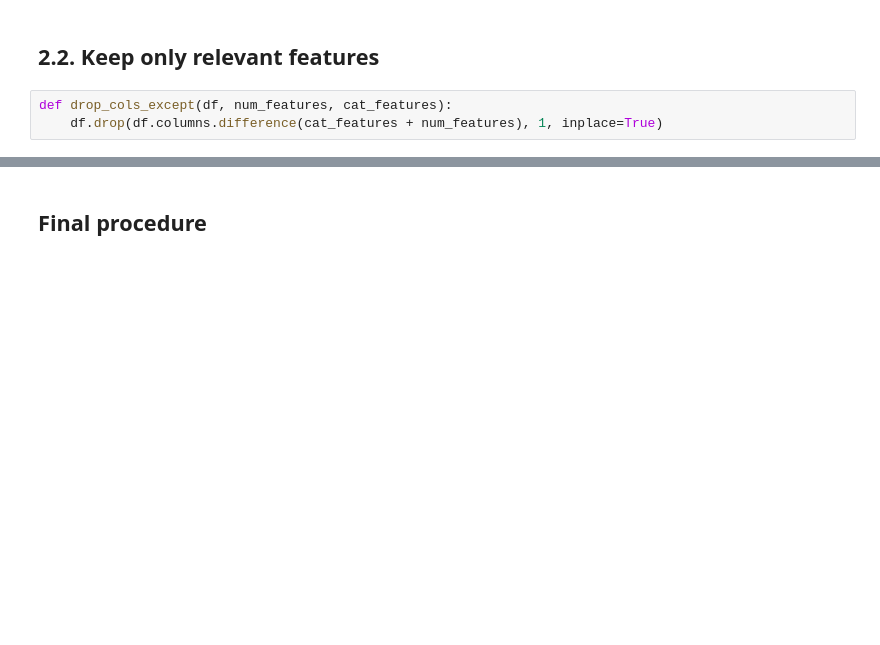
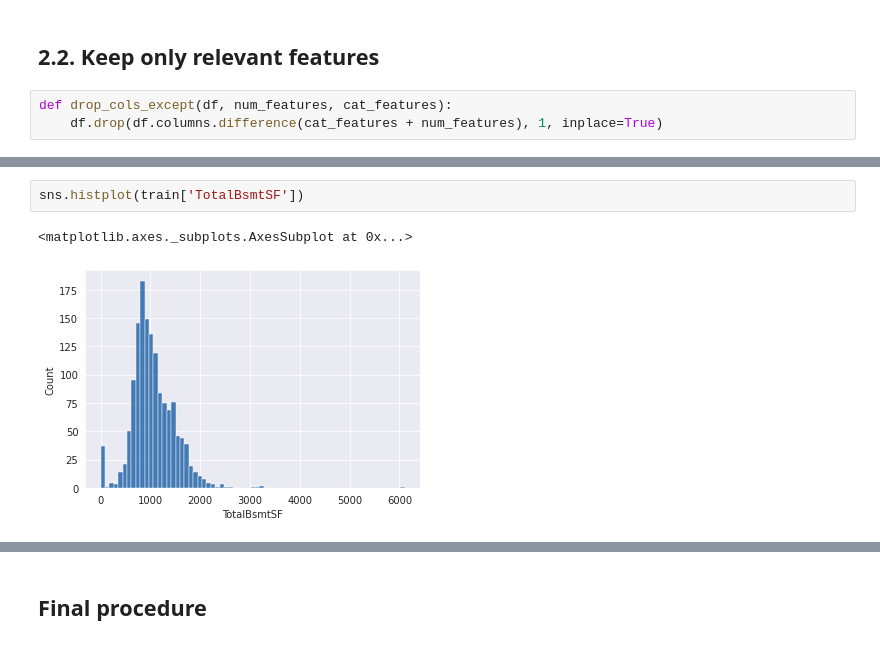
Before and after one commit to PashaIanko/Kaggle.HousePrices, a Jupyter notebook: House_Prices.ipynb, the cells around one changed output, grey strips where cells are left out. Cells and saved outputs as stored; diff of their text form; blank space fills up the shorter version.

```diff
--- a/House_Prices.ipynb
+++ b/House_Prices.ipynb
@@ -438,0 +561,5 @@ def drop_cols_except(df, num_features, cat_features):
+# %%
+sns.histplot(train['TotalBsmtSF'])
+# %% [output]
+<matplotlib.axes._subplots.AxesSubplot at 0x...>
+[figure, added]
```
Also changed, not shown: parts of 24 cells of this notebook.
